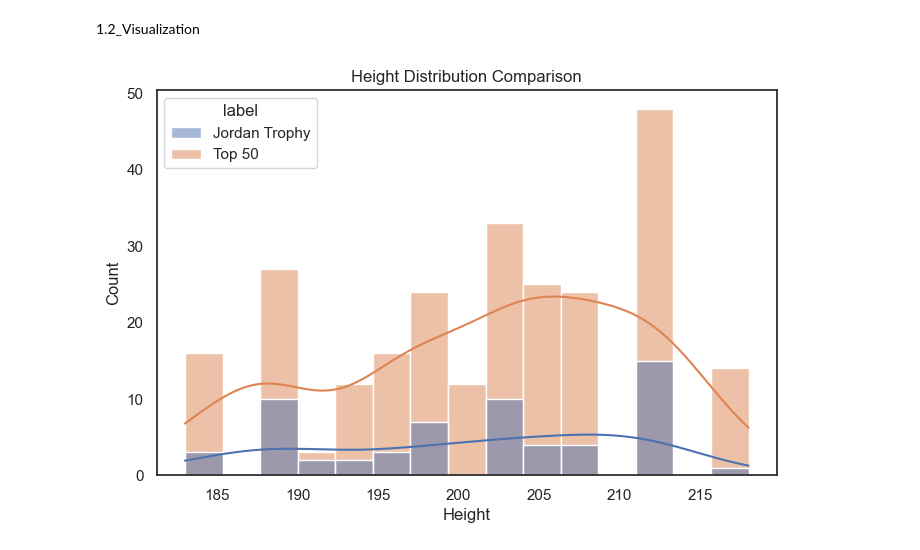
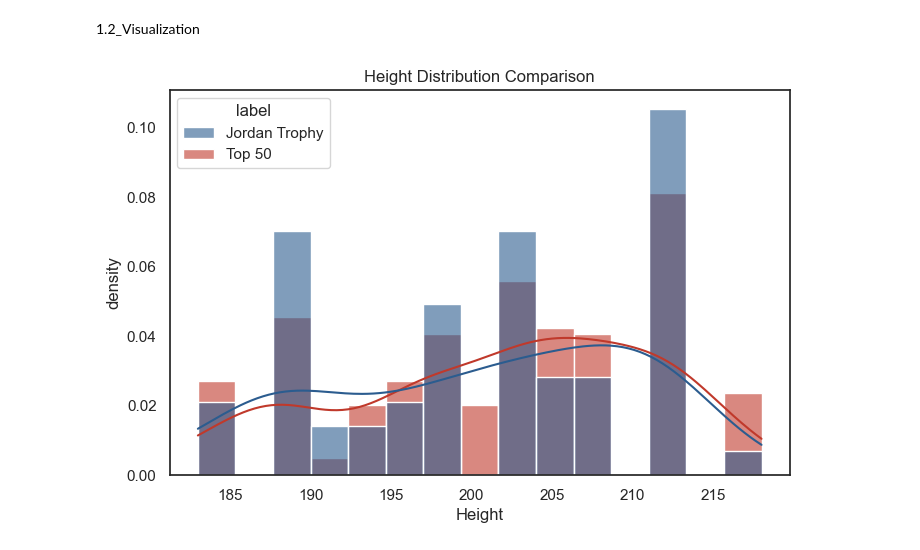
Before and after one commit to SadeghMahmoudAbadi/Basketball-Data-Analysis, a Jupyter notebook: analysis.ipynb, the cells around one changed output. Saved outputs shown, nothing was run; the diff lists cells and outputs as text; code cells hidden in the pictures.

```diff
--- a/analysis.ipynb
+++ b/analysis.ipynb
@@ -194,20 +194,28 @@ df_q1.head(-10)
 # %% [markdown]
 1.2_Visualization
 # %%
+palette = {
+    'Jordan Trophy': '#2b5c8f',
+    'Top 50': '#c0392b'
+}
+
 plt.figure(figsize=(8,5))
 
 sns.histplot(
     data=df_q1,
     x="height",
     hue="label",
     kde=True,
     bins=15,
-    alpha=0.5,
+    stat="density",
+    alpha=0.6,
+    common_norm=False,
+    palette=palette
     )
 
 plt.title("Height Distribution Comparison")
 plt.xlabel("Height")
-plt.ylabel("Count")
+plt.ylabel("density")
 plt.show()
 # %% [output]
-[figure, old version]
+[figure, new version]
```
Also changed, not shown: parts of 4 cells of this notebook.
